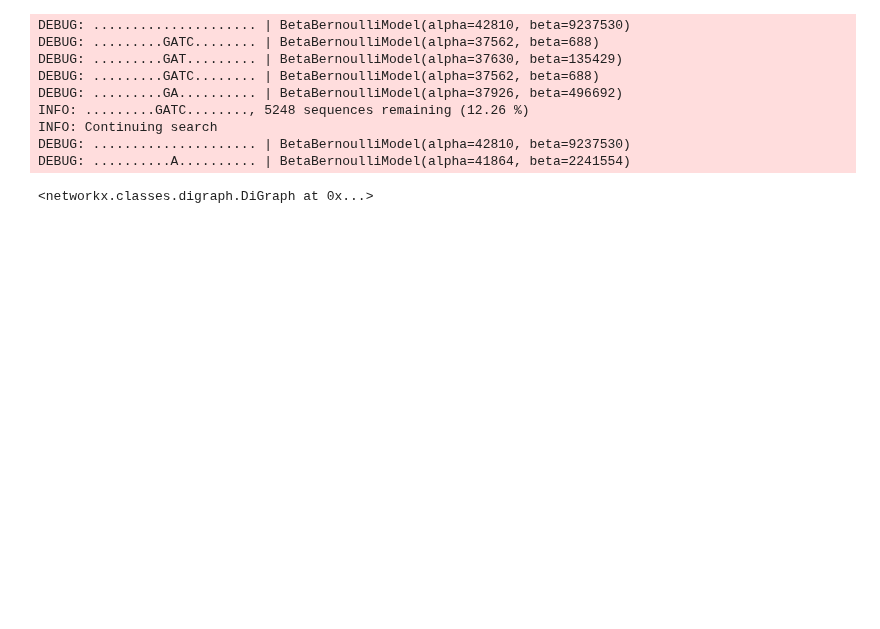
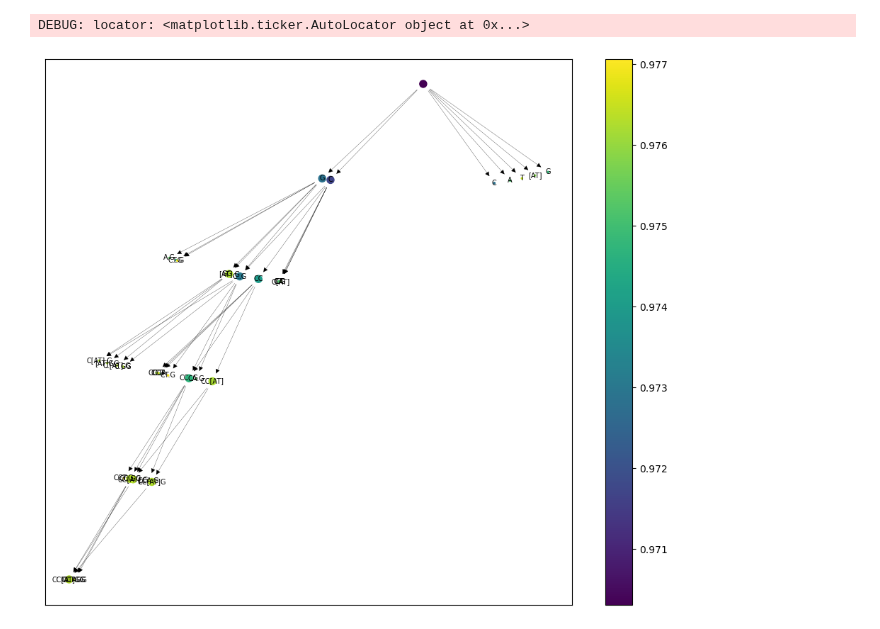
Before and after one commit to MicrobialDarkMatter/nanomotif, a Jupyter notebook: reports/tree-search.ipynb, the cells around one changed output. Saved outputs shown, nothing was run; the diff lists cells and outputs as text; code cells hidden in the pictures; blank space fills up the shorter version.

```diff
--- a/reports/tree-search.ipynb
+++ b/reports/tree-search.ipynb
@@ -29,6 +128,23 @@ def nxgraph_to_dataframe(graph):
 assembly = nm.load_assembly("../data/ecoli/assembly.polished.fasta")
 ecoli = nm.load_pileup("../data/ecoli/modkit.pileup.bed").pileup \
     .filter(pl.col("contig") == "contig_3") \
-    .filter(pl.col("mod_type") == "a") \
+    .filter(pl.col("mod_type") == "m") \
     .filter(pl.col("Nvalid_cov") > 5) \
     .filter(pl.col("fraction_mod") > 0.8)
+# %%
+sequence = assembly.assembly["contig_3"]
+padding = 15
+index_fwd = ecoli.filter(pl.col("strand") == "+").get_column("position").to_list()
+index_rev = ecoli.filter(pl.col("strand") == "-").get_column("position").to_list()
+sequences_fwd = sequence.sample_at_indices(index_fwd, padding)
+sequences_rev = sequence.sample_at_indices(index_rev, padding).reverse_compliment()
+methylation_sequences = sequences_fwd + sequences_rev
+methylation_sequences = methylation_sequences.convert_to_DNAarray()
+# %%
+ecoli_graph, ecoli_guesses = nm.evaluate.a_star_search(
+    Motif("." * (2 * padding + 1), padding + 1),
+    sequence,
+    ecoli,
+    methylation_sequences,
+    min_kl=0.2
+)
@@ -34,0 +164,6 @@ ecoli = nm.load_pileup("../data/ecoli/modkit.pileup.bed").pileup \
+# %%
+fig, ax = plt.subplots(figsize=(12, 10))
+plot_search_graph(ecoli_graph, ax = ax, label_mean_min = 0);
+# %% [output]
+DEBUG: locator: <matplotlib.ticker.AutoLocator object at 0x...>
+[figure, added]
@@ -84,21 +192,0 @@ def find_best_guesses(methylation_sequences, sequence, pileup, padding = 10, min
-# %%
-
-ecoli_guesses, ecoli_graph = find_best_guesses(
-    methylation_sequences,
-    sequence,
-    ecoli
-)
-# %% [output]
-DEBUG: ..................... | BetaBernoulliModel(alpha=42810, beta=9237530)
-DEBUG: .........GATC........ | BetaBernoulliModel(alpha=37562, beta=688)
-DEBUG: .........GAT......... | BetaBernoulliModel(alpha=37630, beta=135429)
-DEBUG: .........GATC........ | BetaBernoulliModel(alpha=37562, beta=688)
-DEBUG: .........GA.......... | BetaBernoulliModel(alpha=37926, beta=496692)
-INFO: .........GATC........, 5248 sequences remaining (12.26 %)
-INFO: Continuing search
-DEBUG: ..................... | BetaBernoulliModel(alpha=42810, beta=9237530)
-DEBUG: ..........A.......... | BetaBernoulliModel(alpha=41864, beta=2241554)
-# %%
-ecoli_guesses
-# %% [output]
-<networkx.classes.digraph.DiGraph at 0x...>
```
Also changed, not shown: parts of 28 cells of this notebook, 24 other files.
